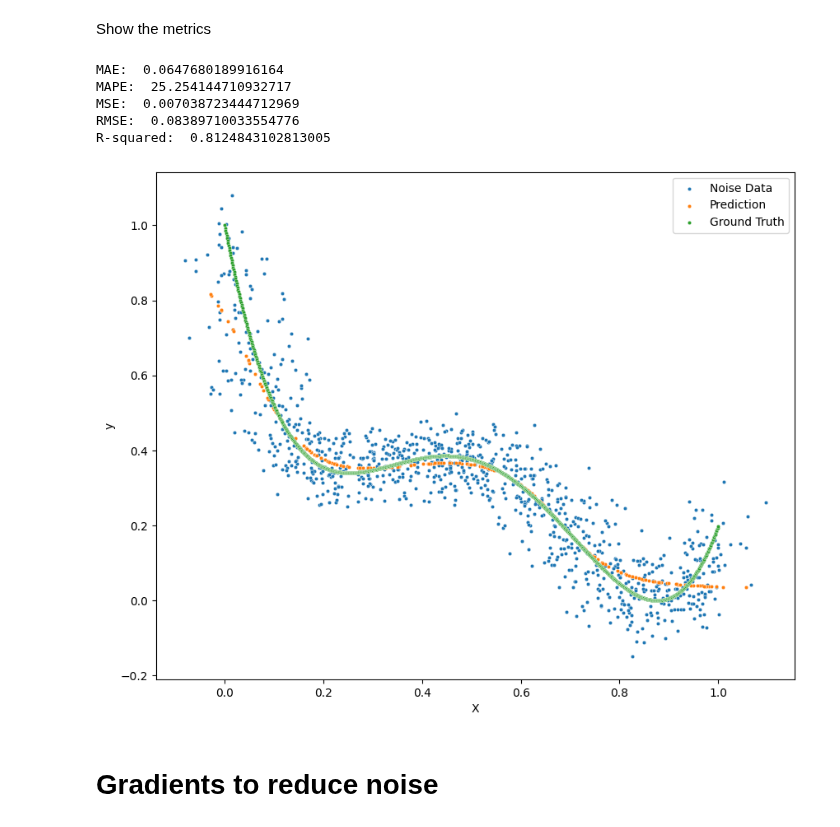
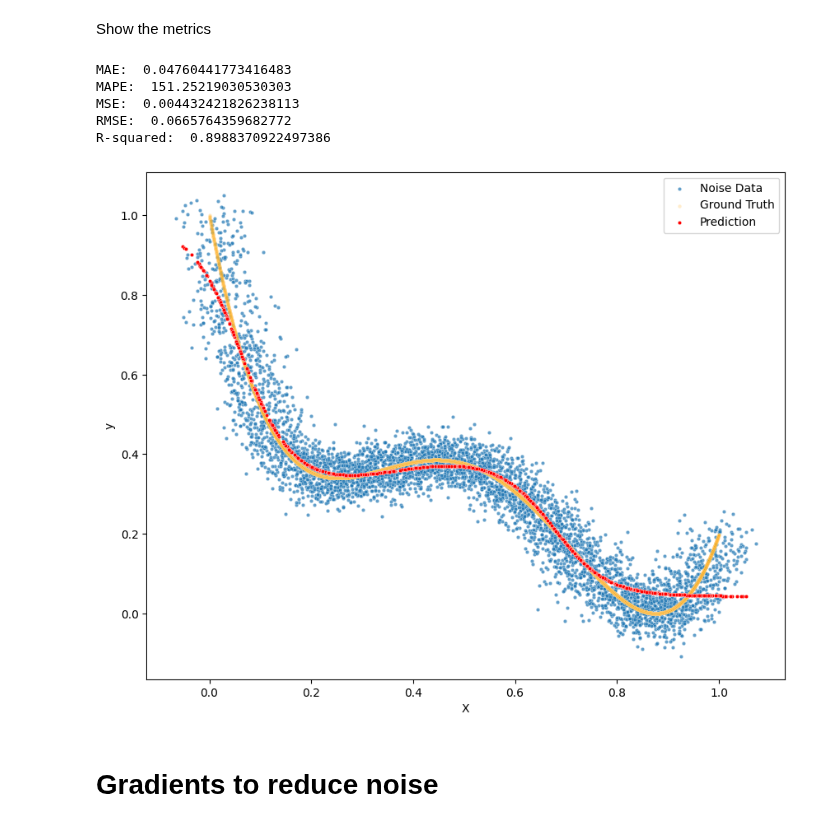
Before and after one commit to ari-dasci/S-DenoGrad, a Jupyter notebook: src/notebooks/polinomial_2D/polinomial_Gradient.ipynb, the cells around one changed output. Drawn from its saved outputs; the diff is of its cells as text; code cells hidden in the pictures.

```diff
--- a/src/notebooks/polinomial_2D/polinomial_Gradient.ipynb
+++ b/src/notebooks/polinomial_2D/polinomial_Gradient.ipynb
@@ -97,7 +100,7 @@ Generate 2D data with normal distribution at the points indicated in ‘means’
 Generate continious 2D data like so
 ![image.png](attachment:image.png)
 # %%
-X = np.linspace(-5, 5, 1000)
+X = np.linspace(-5, 5, 5000)
 y = polinomial_function(X)
 
 df_data = pd.DataFrame({'X': X, 'y': y})
@@ -125,7 +128,7 @@ xai_benchmark.predict(X_test.reshape(-1,1), y_test, get_metrics=True)
 # %% [markdown]
 Add goussian noise to the dataframe
 # %%
-sigma = 0.05
+sigma = 0.035
 df_noisy = add_gaussian_noise(
     df=df_data.copy(),
     columns=[x for x in df_data.columns],
@@ -277,22 +280,22 @@ print("MSE: ", mse)
 print("RMSE: ", rmse)
 print("R-squared: ", r_squared)
 # %% [output]
-MAE:  0.0647680189916164
-MAPE:  25.254144710932717
-MSE:  0.007038723444712969
-RMSE:  0.08389710033554776
-R-squared:  0.8124843102813005
+MAE:  0.04760441773416483
+MAPE:  151.25219030530303
+MSE:  0.004432421826238113
+RMSE:  0.0665764359682772
+R-squared:  0.8988370922497386
 # %%
 import seaborn as sns
 
 plt.figure(figsize=(10,8))
-sns.scatterplot(x=df_noisy['X'].values, y=df_noisy['y'].values, label='Noise Data', s=10)
-sns.scatterplot(x=X_test_noisy, y=y_pred_test, label='Prediction', s=10)
-sns.scatterplot(x=df_data['X'], y=df_data['y'], label='Ground Truth', s=10)
+sns.scatterplot(x=df_noisy['X'].values, y=df_noisy['y'].values, label='Noise Data', s=10, alpha=0.7)
+sns.scatterplot(x=df_data['X'], y=df_data['y'], label='Ground Truth', s=10, alpha=0.2, color='orange')
+sns.scatterplot(x=X_test_noisy, y=y_pred_test, label='Prediction', s=10, color='r')
 plt.legend()
 plt.show()
 # %% [output]
-[figure, old version]
+[figure, new version]
 # %% [markdown]
 # Gradients to reduce noise
 # %%
```
Also changed, not shown: parts of 5 cells of this notebook, 8 other files.
